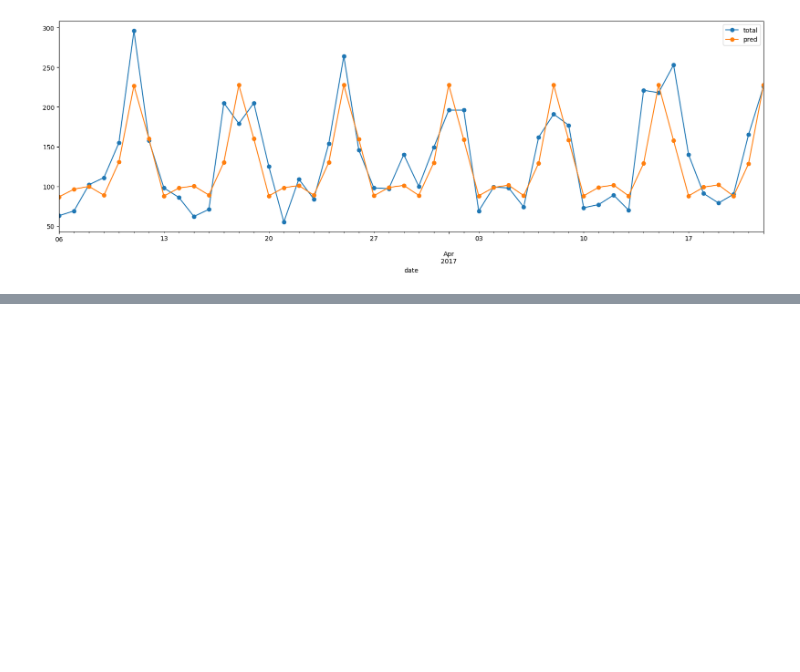
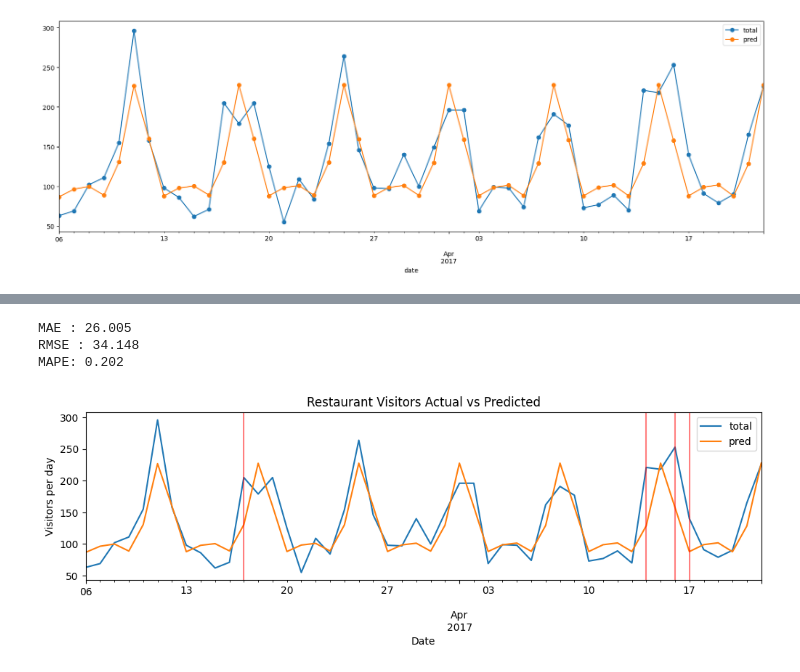
Before and after one commit to Raghav-Gupta24/Customer-Footfall-Forecasting, a Jupyter notebook: Time_Series_Forecasting.ipynb, the cells around one changed output, grey strips where cells are left out. Cells and saved outputs as stored; diff of their text form; code cells hidden in the pictures; blank space fills up the shorter version.

```diff
--- a/Time_Series_Forecasting.ipynb
+++ b/Time_Series_Forecasting.ipynb
@@ -671,7 +671,7 @@ MAPE: 0.448
 # %% [markdown]
 #### 4. ARIMA
 # %%
-model = SARIMAX(train.total, order=(3, 1, 3))
+model = SARIMAX(train['total'], order=(3, 1, 3), freq='D')
 model = model.fit(disp=False)
 test['pred'] = model.forecast(steps=len(test))
 # %% [output]
@@ -830,0 +845,20 @@ MAPE: 0.202
+# %%
+performance(test['total'], test['pred'])
+
+# Plot predictions against known values
+title='Restaurant Visitors Actual vs Predicted'
+ylabel='Visitors per day'
+xlabel='Date'
+
+ax = test[['total', 'pred']].plot(legend=True,figsize=(12,3),title=title)
+
+ax.set(xlabel=xlabel, ylabel=ylabel)
+
+# Adding vertical line for holidays
+for x in test.query('holiday==1').index:
+    ax.axvline(x=x, color='red', alpha = 0.5);
+# %% [output]
+MAE : 26.005
+RMSE : 34.148
+MAPE: 0.202
+[figure, added]
```
Also changed, not shown: parts of 17 cells of this notebook.
